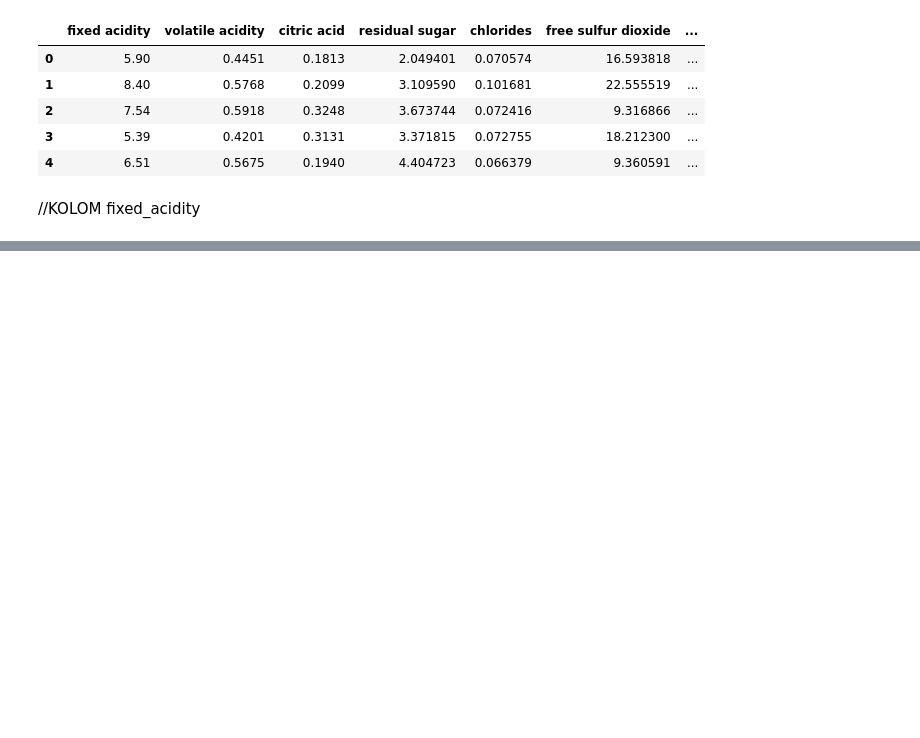
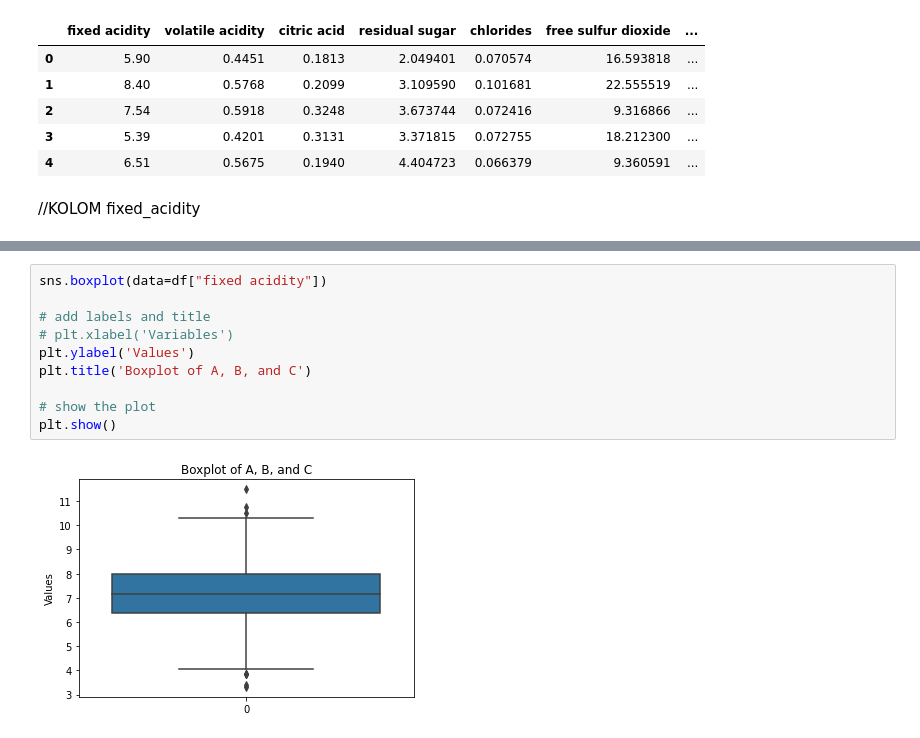
Before and after one commit to zaydanA/T1-IF2220, a Jupyter notebook: main.ipynb, the cells around one changed output, grey strips where cells are left out. Cells and saved outputs as stored; diff of their text form; blank space fills up the shorter version.

```diff
--- a/main.ipynb
+++ b/main.ipynb
@@ -23,0 +534,12 @@ std_deviasi
+# %%
+sns.boxplot(data=df["fixed acidity"])
+
+# add labels and title
+# plt.xlabel('Variables')
+plt.ylabel('Values')
+plt.title('Boxplot of A, B, and C')
+
+# show the plot
+plt.show()
+# %% [output]
+[figure, added]
```
Also changed, not shown: parts of 19 cells of this notebook.
